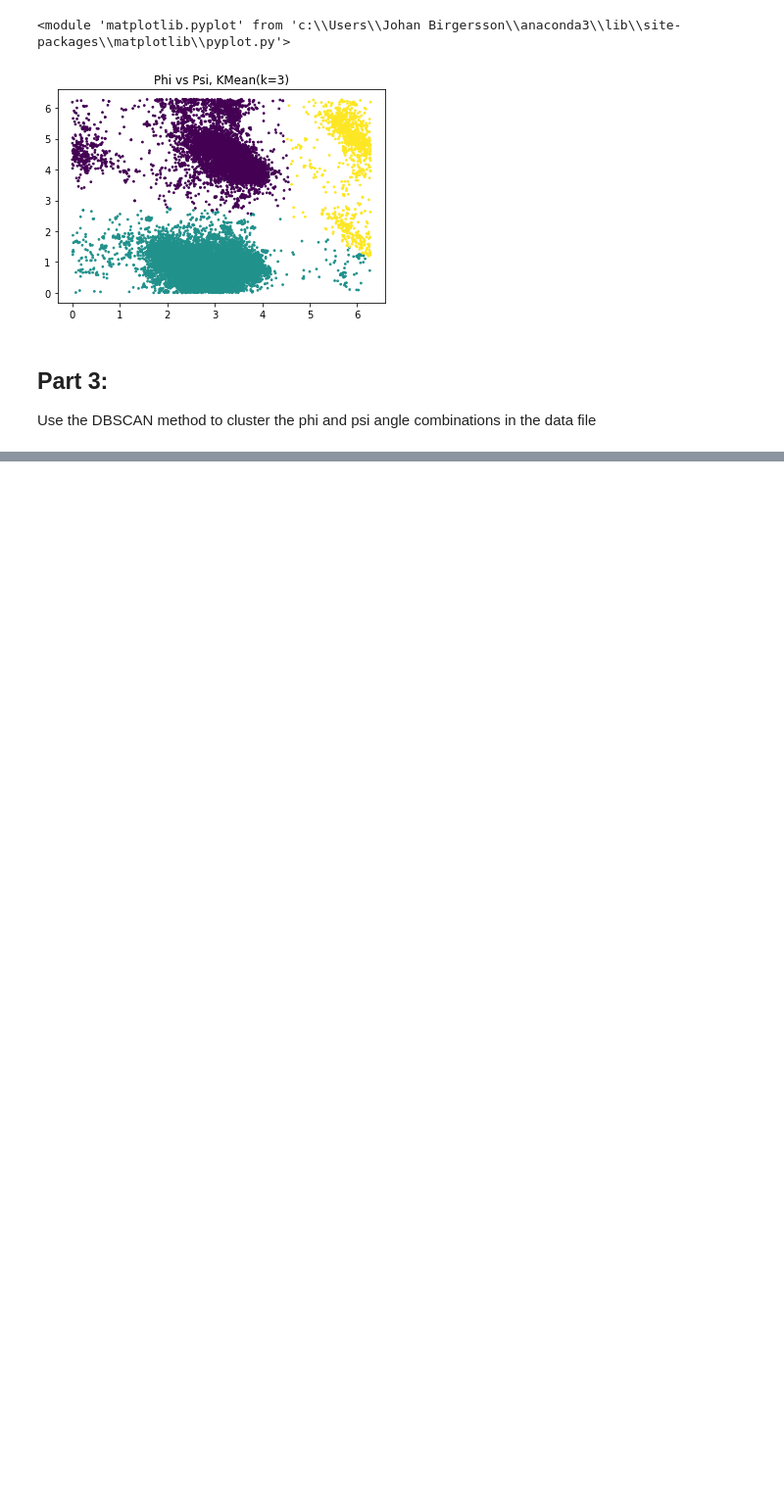
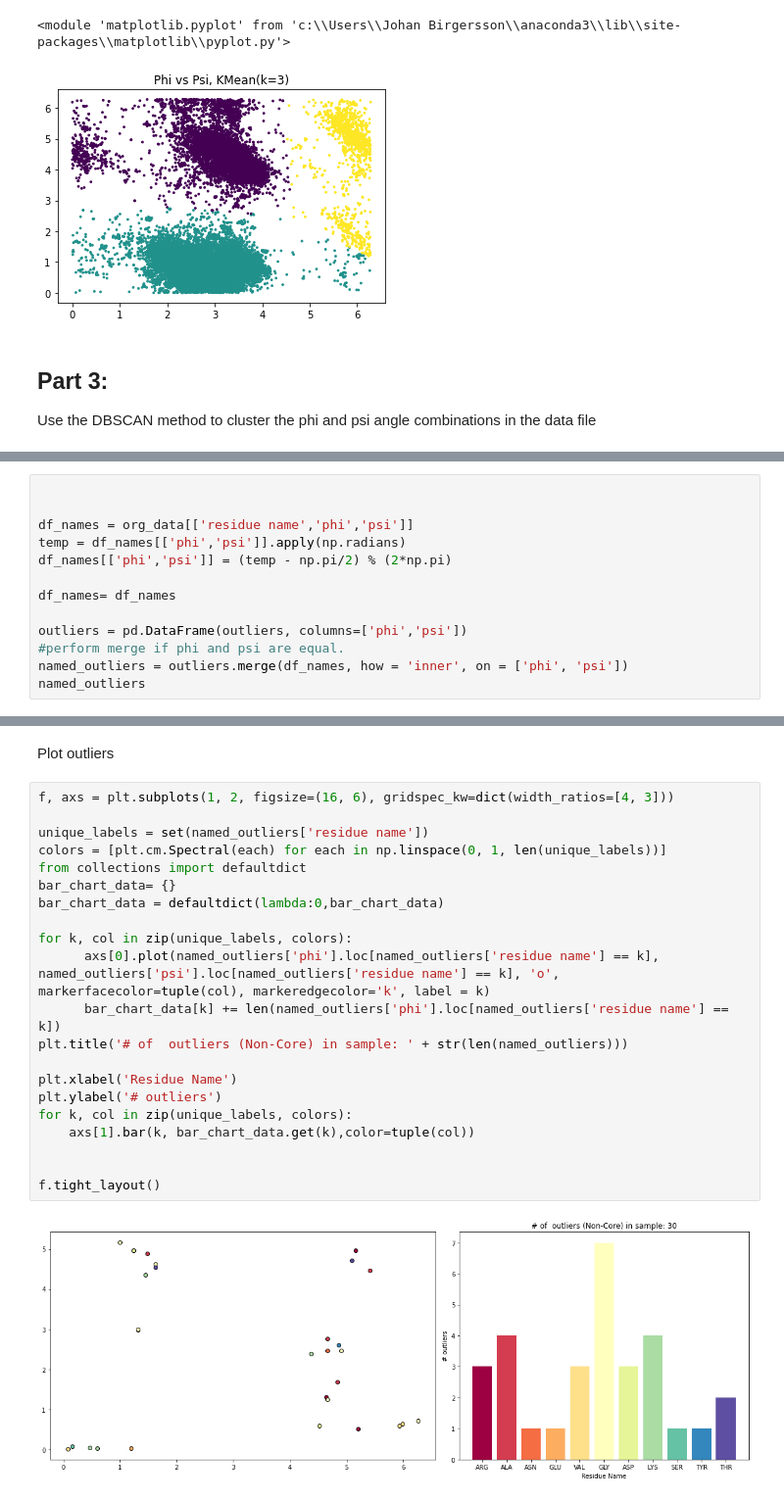
Before and after one commit to JohanBirger/DAT405, a Jupyter notebook: Assignment3.ipynb, the cells around one changed output, grey strips where cells are left out. Shown at 98% size. Cells and saved outputs as stored; diff of their text form; blank space fills up the shorter version.

```diff
--- a/Assignment3.ipynb
+++ b/Assignment3.ipynb
@@ -197,0 +225,13 @@ Non-Core (outliers) in sample: 240
+# %%
+
+
+df_names = org_data[['residue name','phi','psi']]
+temp = df_names[['phi','psi']].apply(np.radians)
+df_names[['phi','psi']] = (temp - np.pi/2) % (2*np.pi)
+
+df_names= df_names
+
+outliers = pd.DataFrame(outliers, columns=['phi','psi'])
+#perform merge if phi and psi are equal.
+named_outliers = outliers.merge(df_names, how = 'inner', on = ['phi', 'psi'])
+named_outliers
@@ -197,0 +261,25 @@ Non-Core (outliers) in sample: 240
+# %% [markdown]
+Plot outliers
+# %%
+f, axs = plt.subplots(1, 2, figsize=(16, 6), gridspec_kw=dict(width_ratios=[4, 3]))
+
+unique_labels = set(named_outliers['residue name'])
+colors = [plt.cm.Spectral(each) for each in np.linspace(0, 1, len(unique_labels))]
+from collections import defaultdict
+bar_chart_data= {}
+bar_chart_data = defaultdict(lambda:0,bar_chart_data)
+
+for k, col in zip(unique_labels, colors):
+      axs[0].plot(named_outliers['phi'].loc[named_outliers['residue name'] == k], named_outliers['psi'].loc[named_outliers['residue name'] == k], 'o', markerfacecolor=tuple(col), markeredgecolor='k', label = k)
+      bar_chart_data[k] += len(named_outliers['phi'].loc[named_outliers['residue name'] == k])
+plt.title('# of  outliers (Non-Core) in sample: ' + str(len(named_outliers)))
+
+plt.xlabel('Residue Name')
+plt.ylabel('# outliers')
+for k, col in zip(unique_labels, colors):
+    axs[1].bar(k, bar_chart_data.get(k),color=tuple(col))
+
+
+f.tight_layout()
+# %% [output]
+[figure, added]
```
Also changed, not shown: parts of 21 cells of this notebook, 23 other files.
